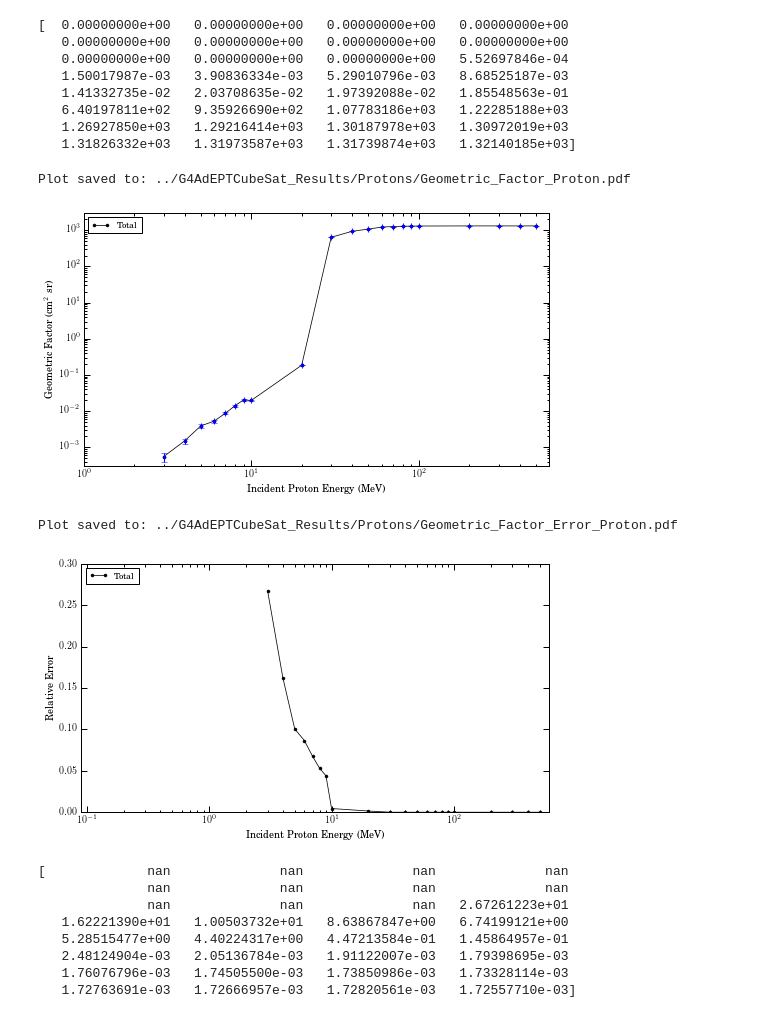
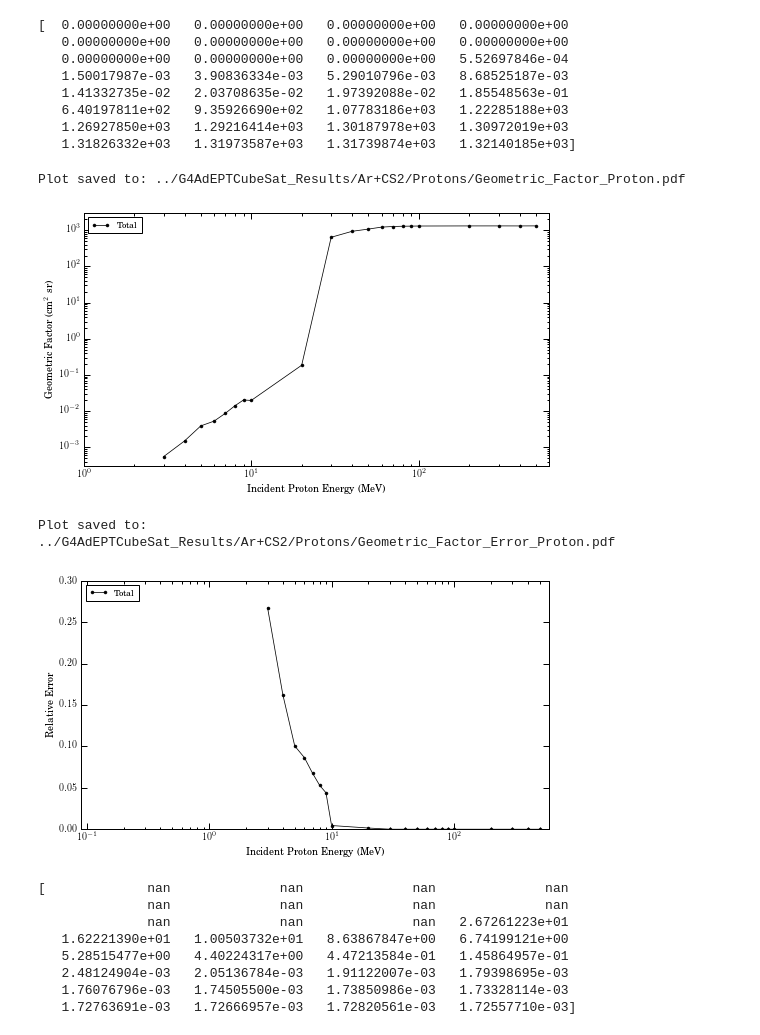
Before and after one commit to mkurnell/G4AdEPTCubeSat-Analysis, a Jupyter notebook: G4AdEPTCubeSat Geometry Factor Protons.ipynb, the cells around one changed output. Drawn from its saved outputs; the diff is of its cells as text; code cells hidden in the pictures.

```diff
--- a/G4AdEPTCubeSat Geometry Factor Protons.ipynb
+++ b/G4AdEPTCubeSat Geometry Factor Protons.ipynb
@@ -62,7 +62,7 @@ InputEnergies = np.array([np.linspace(100,900, num=9, endpoint=True, dtype = int
 for i in range(1,6):
     InputEnergies = np.insert(InputEnergies, [i+26], [100000*i])
 
-DataFolder = '../G4AdEPTCubeSat_Results/Protons/'
+DataFolder = '../G4AdEPTCubeSat_Results/Ar+CS2/Protons/'
 
 ##########################################################################################
 # Energy thresholds (in eV) for events that will be included in the analysis
@@ -210,32 +210,32 @@ print G_Total
 # %%
 ##########################################################################################
 # Plot the Geometry Factor over a range of particle energies
 figG, axG = plt.subplots(1,1)
 
 plt.loglog(Data[:,0]/1000., G_Total, 'k.-', linewidth=0.75, label="Total")
 # plt.loglog(Data[:,0]/1000., G_Pair, 'b.-', linewidth=0.75, label="Pair Production")
-plt.errorbar(Data[:,0]/1000., G_Total, xerr=0, yerr=err_G_Total, fmt='.')
+# plt.errorbar(Data[:,0]/1000., G_Total, xerr=0, yerr=err_G_Total, fmt='.')
 
 # Figure Properties
 axG.set_ylabel(r'Geometric Factor (cm$^2$ sr)')
 axG.set_xlabel('Incident Proton Energy (MeV)')
 axG.set_ylim(3e-4, 3e3)
 axG.set_xlim(1, 600)
 
 axG.legend(loc='upper left')
 
 # Tight Layout
 plt.tight_layout()
 
 # Save the figure
 file_figG = 'Geometric_Factor_Proton.pdf'
 plt.savefig(DataFolder + file_figG, bbox_inches="tight")
 print 'Plot saved to: ' + (DataFolder+file_figG)
 
 # Show the figure
 # %% [output]
-Plot saved to: ../G4AdEPTCubeSat_Results/Protons/Geometric_Factor_Proton.pdf
+Plot saved to: ../G4AdEPTCubeSat_Results/Ar+CS2/Protons/Geometric_Factor_Proton.pdf
-[figure, old version]
+[figure, new version]
 # %%
 ##########################################################################################
 # Plot the error in the Geometry Factor over a range of particle energies
@@ -265,7 +265,7 @@ plt.show(figE)
 print relErr_G_Total*100.
 # print relErr_G_Pair*100.
 # %% [output]
-Plot saved to: ../G4AdEPTCubeSat_Results/Protons/Geometric_Factor_Error_Proton.pdf
+Plot saved to: ../G4AdEPTCubeSat_Results/Ar+CS2/Protons/Geometric_Factor_Error_Proton.pdf
 [figure]
 [             nan              nan              nan              nan
               nan              nan              nan              nan
```
Also changed, not shown: parts of 4 cells of this notebook, 4 other files.
